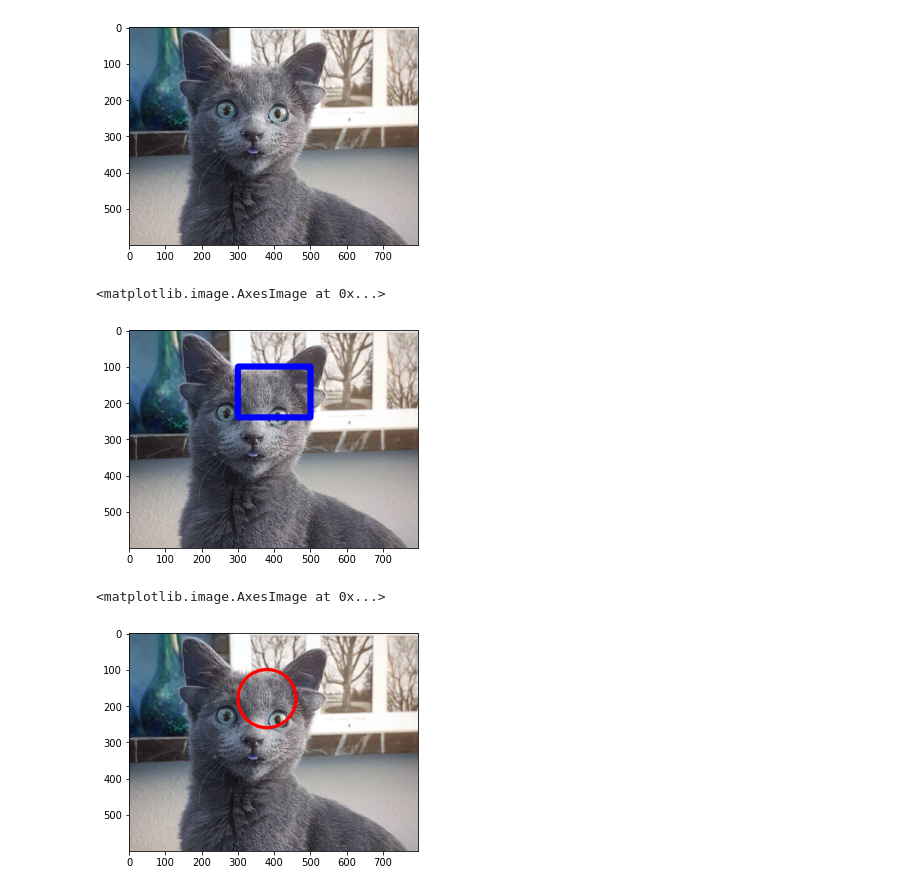
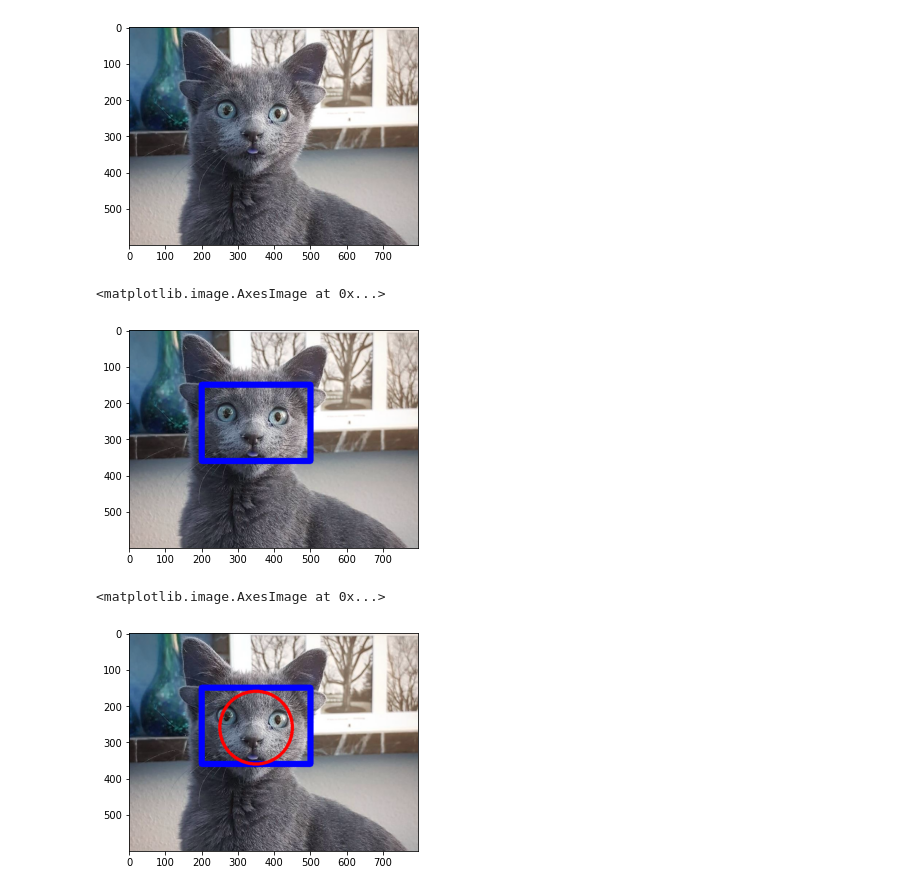
Before and after one commit to bagusjackal/PCVK_Genap_2022, a Jupyter notebook: week2.ipynb, the cells around one changed output. Cells and saved outputs as stored; diff of their text form; code cells hidden in the pictures.

```diff
--- a/week2.ipynb
+++ b/week2.ipynb
@@ -216,15 +216,15 @@ plt.imshow(img_f)
 # %%
 img_f = cv.imread('/content/drive/MyDrive/Polinema/PCVK2022/kitten01.jpg')
 plt.imshow(img_f)
-cv.rectangle(img_f,pt1=(300,240),pt2=(500,100),color=(0,0,255),thickness=15)
+cv.rectangle(img_f,pt1=(200,360),pt2=(500,150),color=(0,0,255),thickness=15)
 plt.imshow(img_f)
 # %% [output]
 <matplotlib.image.AxesImage at 0x...>
-[figure, old version]
+[figure, new version]
 # %%
-cv.circle(img_f,center=(380,180),radius=80,color=(255,0,0),thickness=8)
+cv.circle(img_f,center=(350,260),radius=100,color=(255,0,0),thickness=8)
 plt.imshow(img_f)
 # %% [output]
 <matplotlib.image.AxesImage at 0x...>
-[figure, old version]
+[figure, new version]
 # %%
```
Also changed, not shown: parts of 1 cell of this notebook.
